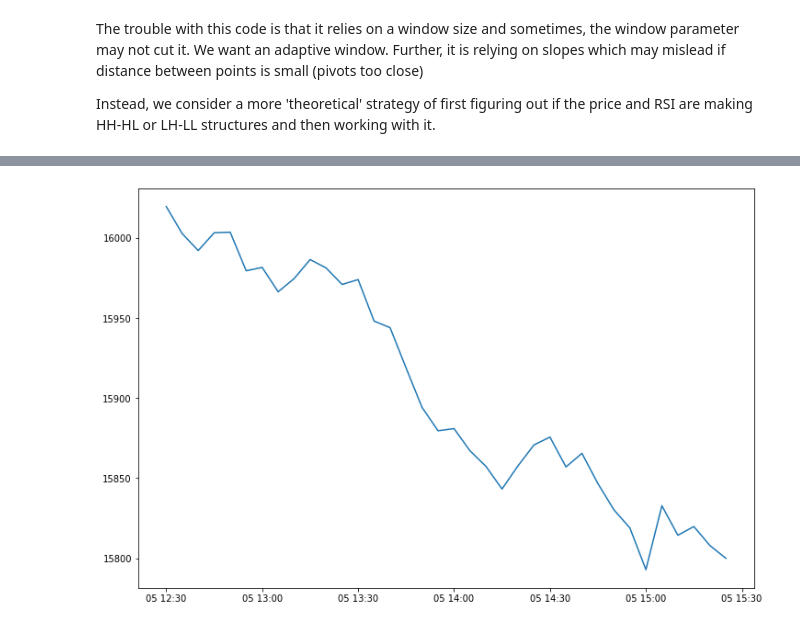
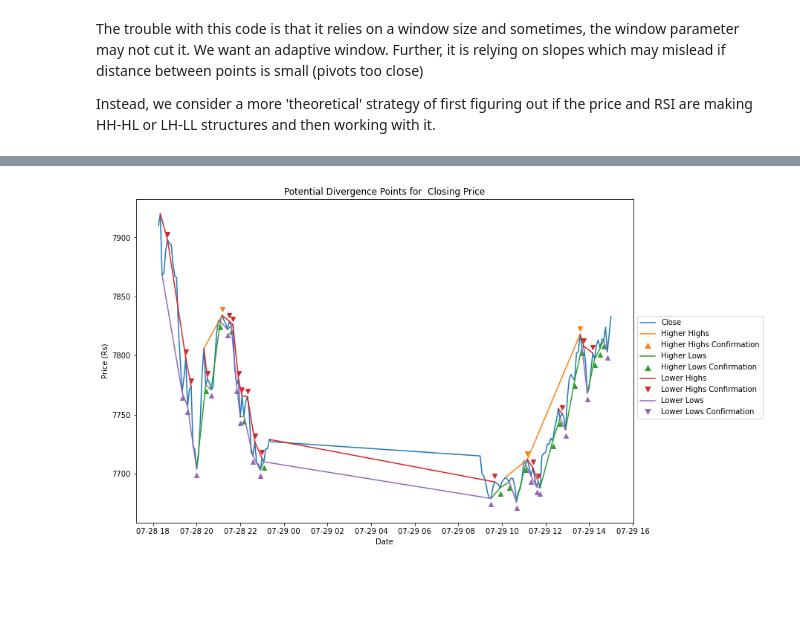
Before and after one commit to anshulthakur/experimental, a Jupyter notebook: analytics/stocks/RSI_Divergence.ipynb, the cells around one changed output, grey strips where cells are left out. Drawn from its saved outputs; the diff is of its cells as text; code cells hidden in the pictures; blank space fills up the shorter version.

```diff
--- a/analytics/stocks/RSI_Divergence.ipynb
+++ b/analytics/stocks/RSI_Divergence.ipynb
@@ -34,8 +34,8 @@ from talib import MA_Type
 
 from tvDatafeed_edge import TvDatafeed, Interval
 
-username = 'blasphemous_aesthete'
-password = 'anshulthakur@123'
+username = 'AnshulBot'
+password = '@nshulthakur123'
 
 tv = TvDatafeed(username, password, auto_login=True)
 # %%
@@ -43,11 +43,12 @@ use_tv = True
 
 interval = 5
 #n_bars = int((6.25)*60/interval)+14
-n_bars = 50
+n_bars = int((14.5)*60/interval)+14
+n_bars = 72
 if use_tv:
     df = tv.get_hist(
-                "NIFTY",
-                "NSE",
+                "CRUDEOIL1!",
+                "MCX",
                 interval=eval(f"Interval.in_{interval}_minute"),
                 n_bars=n_bars,
                 extended_session=False,
@@ -411,7 +412,7 @@ def getHigherLows(data: np.array, order=5, K=2):
   '''
   Finds consecutive higher lows in price pattern.
   Must not be exceeded within the number of periods indicated by the width
-  parameter for the value to be confirmed.
+  parameter K for the value to be confirmed.
   K determines how many consecutive lows need to be higher.
   '''
   # Get lows
@@ -531,40 +532,45 @@ hl_idx = np.array([min(i[1] , len(df)-1) for i in hl])
 colors = plt.rcParams['axes.prop_cycle'].by_key()['color']
 plt.figure(figsize=(12, 8))
 plt.plot(df['close'])
-plt.scatter(dates[hh_idx], price[hh_idx-order], marker='^', c=colors[1])
-plt.scatter(dates[lh_idx], price[lh_idx-order], marker='v', c=colors[2])
-plt.scatter(dates[ll_idx], price[ll_idx-order], marker='v', c=colors[3])
-plt.scatter(dates[hl_idx], price[hl_idx-order], marker='^', c=colors[4])
-_ = [plt.plot(dates[i], price[i], c=colors[1]) for i in hh]
-_ = [plt.plot(dates[i], price[i], c=colors[2]) for i in lh]
-_ = [plt.plot(dates[i], price[i], c=colors[3]) for i in ll]
-_ = [plt.plot(dates[i], price[i], c=colors[4]) for i in hl]
+legend_elements = [
+                  Line2D([0], [0], color=colors[0], label='Close')
+                ]
+if len(hh_idx)>0:
+    plt.scatter(dates[hh_idx], price[hh_idx]+5, marker='v', c=colors[1])
+    _ = [plt.plot(dates[i], price[i], c=colors[1]) for i in hh]
+    legend_elements.append(Line2D([0], [0], color=colors[1], label='Higher Highs'))
+    legend_elements.append(Line2D([0], [0], color='w',  marker='^',
+                                     markersize=10,
+                                     markerfacecolor=colors[1],
+                                     label='Higher Highs Confirmation'))
+if len(hl_idx)>0:
+    plt.scatter(dates[hl_idx], price[hl_idx]-5, marker='^', c=colors[2])
+    _ = [plt.plot(dates[i], price[i], c=colors[2]) for i in hl]
+    legend_elements.append( Line2D([0], [0], color=colors[2], label='Higher Lows'))
+    legend_elements.append(Line2D([0], [0], color='w',  marker='^',
+                                 markersize=10,
+                                 markerfacecolor=colors[2],
+                                 label='Higher Lows Confirmation'))
+if len(lh_idx)>0:
+    plt.scatter(dates[lh_idx], price[lh_idx]+5, marker='v', c=colors[3])
+    _ = [plt.plot(dates[i], price[i], c=colors[3]) for i in lh]
+    legend_elements.append(Line2D([0], [0], color=colors[3], label='Lower Highs'))
+    legend_elements.append(Line2D([0], [0], color='w',  marker='v',
+                                     markersize=10,
+                                     markerfacecolor=colors[3],
+                                     label='Lower Highs Confirmation'))
+if len(ll_idx)>0:
+    plt.scatter(dates[ll_idx], price[ll_idx]-5, marker='^', c=colors[4])
+    _ = [plt.plot(dates[i], price[i], c=colors[4]) for i in ll]
+    legend_elements.append(Line2D([0], [0], color=colors[4], label='Lower Lows'))
+    legend_elements.append(Line2D([0], [0], color='w',  marker='v',
+                                     markersize=10,
+                                     markerfacecolor=colors[4],
+                                     label='Lower Lows Confirmation'))
+
 plt.xlabel('Date')
 plt.ylabel('Price (Rs)')
 plt.title(f'Potential Divergence Points for  Closing Price')
-legend_elements = [
-  Line2D([0], [0], color=colors[0], label='Close'),
-  Line2D([0], [0], color=colors[1], label='Higher Highs'),
-  Line2D([0], [0], color='w',  marker='^',
-         markersize=10,
-         markerfacecolor=colors[1],
-         label='Higher Highs Confirmation'),
-  Line2D([0], [0], color=colors[2], label='Lower Highs'),
-  Line2D([0], [0], color='w',  marker='v',
-         markersize=10,
-         markerfacecolor=colors[2],
-         label='Lower Highs Confirmation'),
-  Line2D([0], [0], color=colors[3], label='Lower Lows'),
-  Line2D([0], [0], color='w',  marker='v',
-         markersize=10,
-         markerfacecolor=colors[3],
-         label='Lower Lows Confirmation'),
-  Line2D([0], [0], color=colors[4], label='Higher Lows'),
-  Line2D([0], [0], color='w',  marker='^',
-         markersize=10,
-         markerfacecolor=colors[4],
-         label='Higher Lows Confirmation')
-]
 plt.legend(handles=legend_elements, bbox_to_anchor=(1, 0.65))
 plt.show()
 # %% [output]
@@ -572,4 +577,4 @@ IndexError: arrays used as indices must be of integer or boolean type
-[figure, old version]
+[figure, new version]
 # %%
 rsi = df['RSI'].values
 rsi_hh = getHigherHighs(rsi, order)
```
Also changed, not shown: parts of 5 cells of this notebook, 8 other files.
